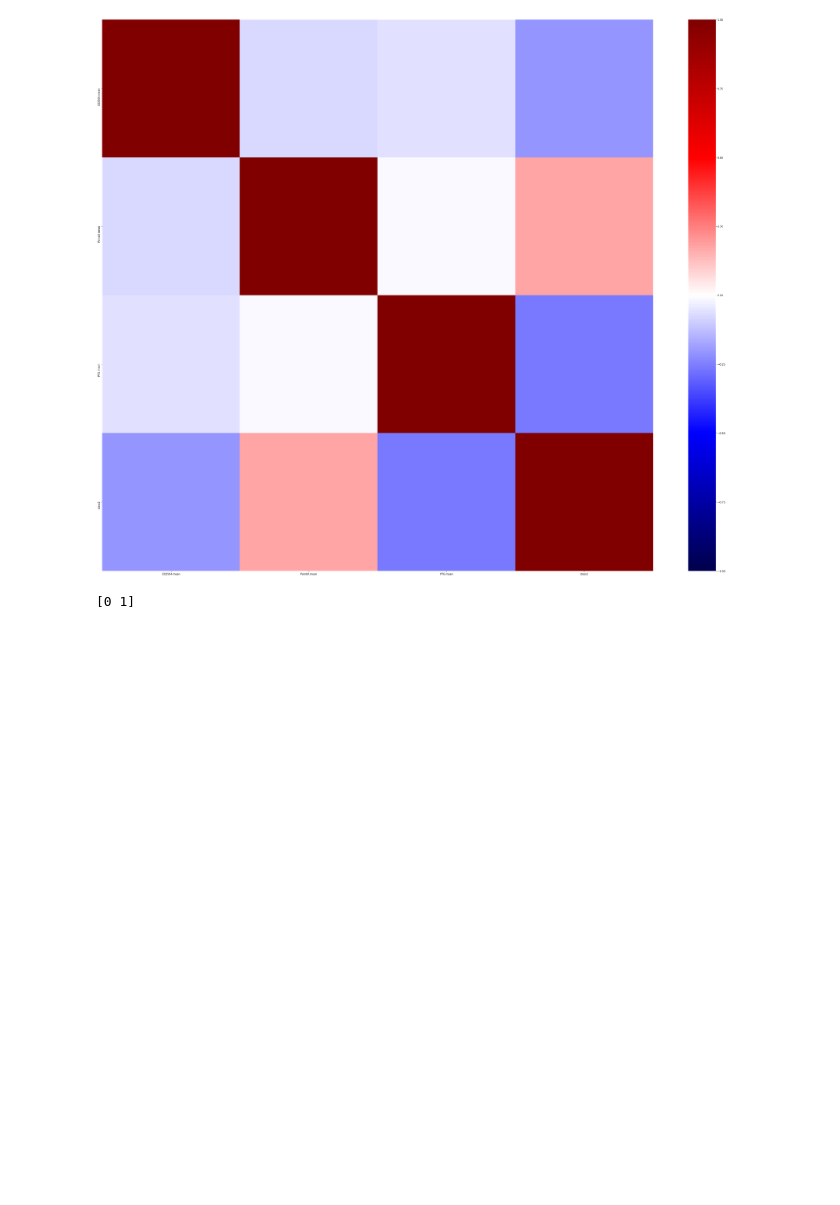
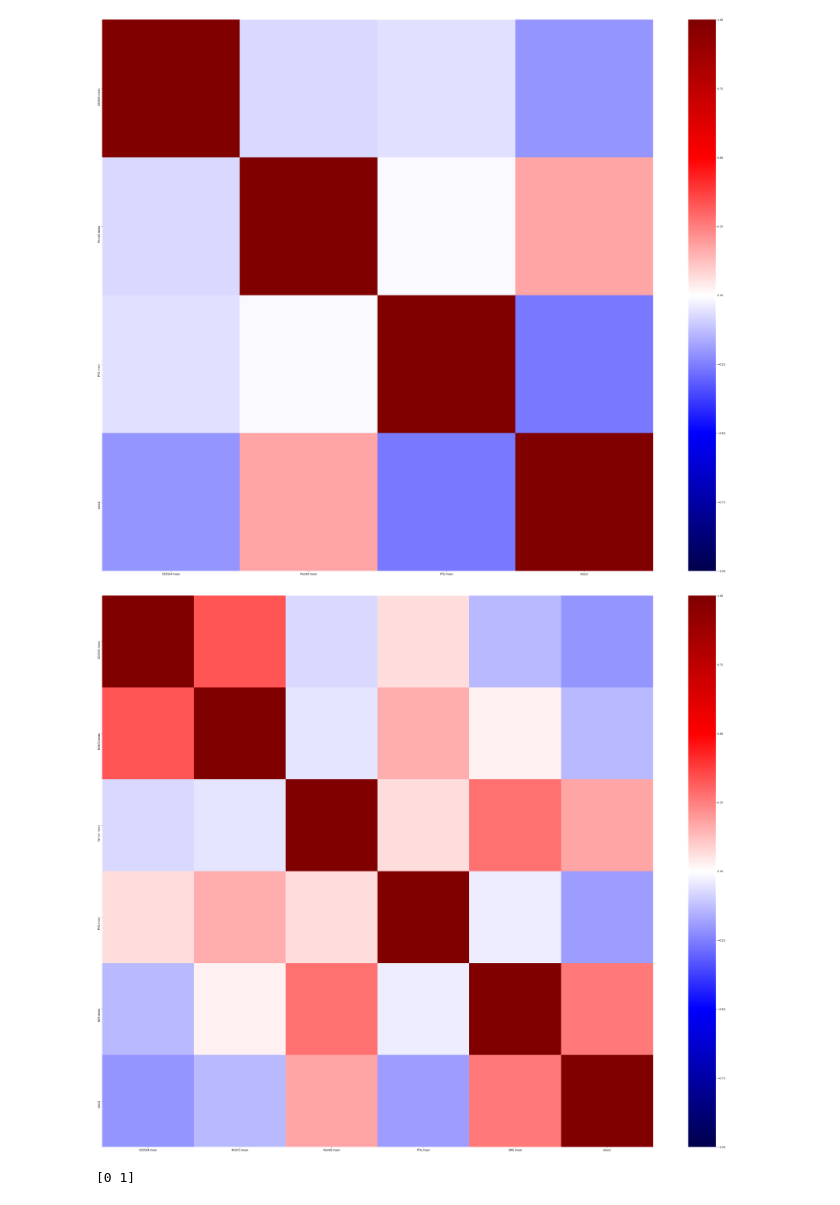
Before and after one commit to NPF-classifiers-109/npf-classifier, a Jupyter notebook: NaiveBayes/NB-classifier.ipynb, the cells around one changed output. Saved outputs shown, nothing was run; the diff lists cells and outputs as text; code cells hidden in the pictures; blank space fills up the shorter version.

```diff
--- a/NaiveBayes/NB-classifier.ipynb
+++ b/NaiveBayes/NB-classifier.ipynb
@@ -17,6 +17,7 @@ from sklearn.metrics import log_loss, roc_curve, auc, roc_auc_score
 ### Load data set
 # %%
 data = pd.read_csv('../data/small_training_cleansed.zip', compression='zip')
+data_stdz = pd.read_csv('../data/small_training_cleansed_stdz.zip', compression='zip')
 # %% [markdown]
 Function that select features which have lowest correlation between each other
 # %%
@@ -44,6 +45,7 @@ def get_low_corr_df(d):
 Create new dataframe that has column whith low correlation
 # %%
 data_low_corr = get_low_corr_df(data)
+data_low_corr_stdz = get_low_corr_df(data_stdz)
 # %% [markdown]
 Let's how the data looks.
 # %%
@@ -87,4 +113,10 @@ f, ax = plt.subplots(figsize=(50, 40))
 ax = sns.heatmap(corr_matrix, cmap='seismic', vmin=-1, vmax=1, square=True)
 # %% [output]
 [figure]
+# %%
+corr_matrix = data_low_corr_stdz.corr()
+f, ax = plt.subplots(figsize=(50, 40))
+ax = sns.heatmap(corr_matrix, cmap='seismic', vmin=-1, vmax=1, square=True)
+# %% [output]
+[figure, added]
 # %%
```
Also changed, not shown: parts of 31 cells of this notebook.
